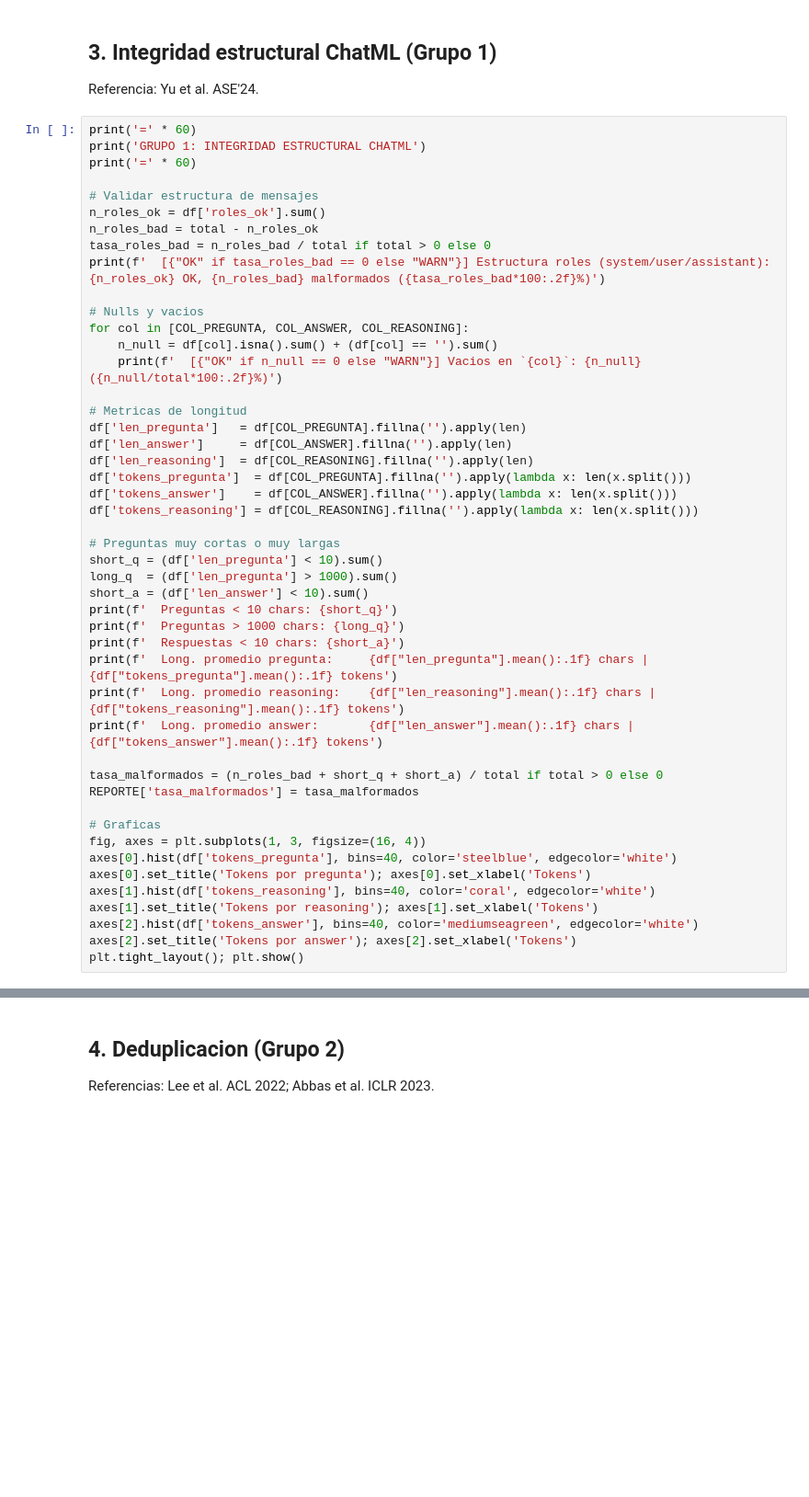
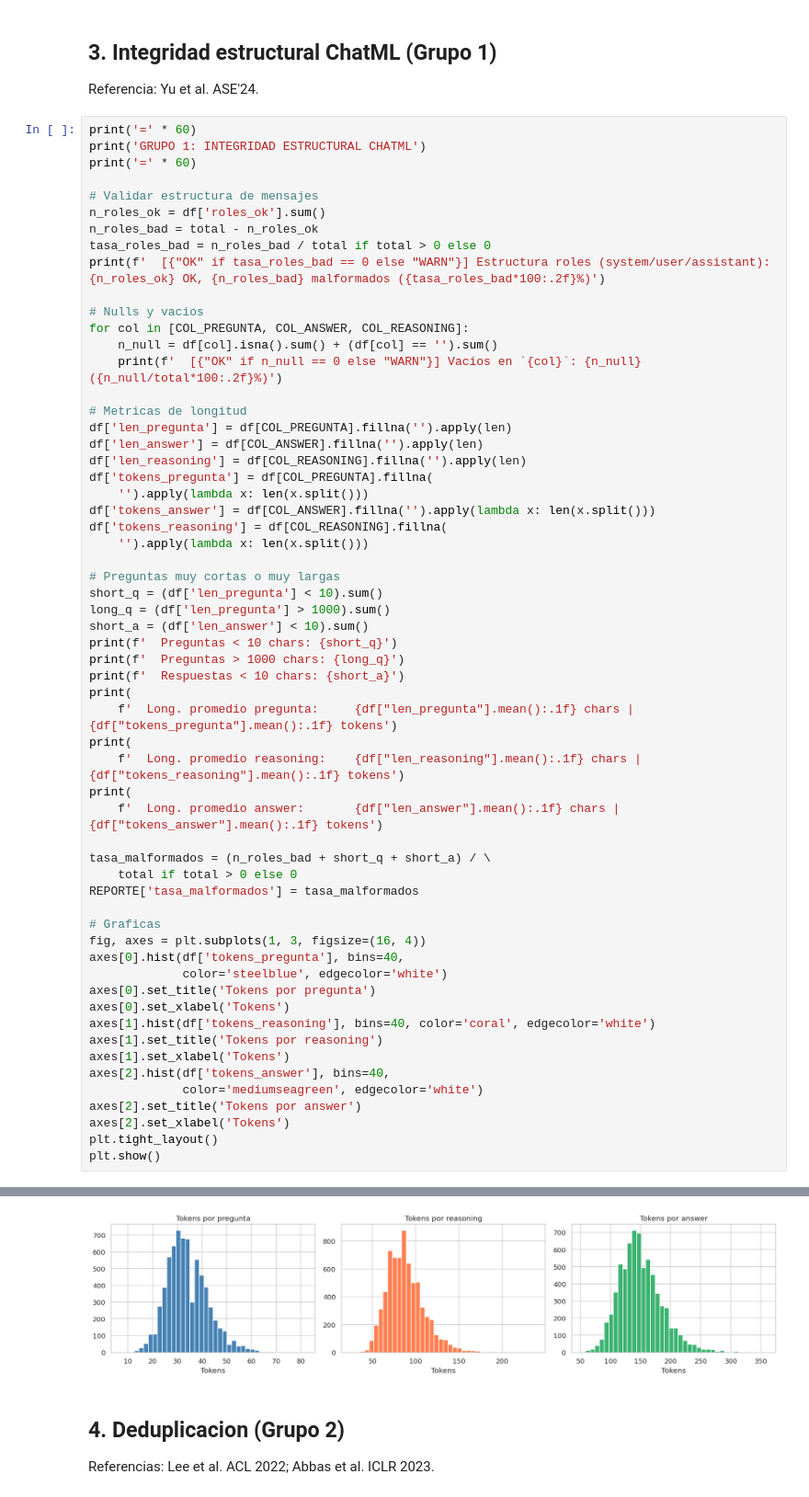
Before and after one commit to Mikhaerys/FarmifAI_Core_Development, a Jupyter notebook: Jupyter/evaluacion_dataset_SLM.ipynb, the cells around one changed output, grey strips where cells are left out. Shown at 92% size. Drawn from its saved outputs; the diff is of its cells as text; blank space fills up the shorter version.

```diff
--- a/Jupyter/evaluacion_dataset_SLM.ipynb
+++ b/Jupyter/evaluacion_dataset_SLM.ipynb
@@ -313,33 +343,46 @@ for col in [COL_PREGUNTA, COL_ANSWER, COL_REASONING]:
     print(f'  [{"OK" if n_null == 0 else "WARN"}] Vacios en `{col}`: {n_null} ({n_null/total*100:.2f}%)')
 
 # Metricas de longitud
-df['len_pregunta']   = df[COL_PREGUNTA].fillna('').apply(len)
-df['len_answer']     = df[COL_ANSWER].fillna('').apply(len)
-df['len_reasoning']  = df[COL_REASONING].fillna('').apply(len)
-df['tokens_pregunta']  = df[COL_PREGUNTA].fillna('').apply(lambda x: len(x.split()))
-df['tokens_answer']    = df[COL_ANSWER].fillna('').apply(lambda x: len(x.split()))
-df['tokens_reasoning'] = df[COL_REASONING].fillna('').apply(lambda x: len(x.split()))
+df['len_pregunta'] = df[COL_PREGUNTA].fillna('').apply(len)
+df['len_answer'] = df[COL_ANSWER].fillna('').apply(len)
+df['len_reasoning'] = df[COL_REASONING].fillna('').apply(len)
+df['tokens_pregunta'] = df[COL_PREGUNTA].fillna(
+    '').apply(lambda x: len(x.split()))
+df['tokens_answer'] = df[COL_ANSWER].fillna('').apply(lambda x: len(x.split()))
+df['tokens_reasoning'] = df[COL_REASONING].fillna(
+    '').apply(lambda x: len(x.split()))
 
 # Preguntas muy cortas o muy largas
 short_q = (df['len_pregunta'] < 10).sum()
-long_q  = (df['len_pregunta'] > 1000).sum()
+long_q = (df['len_pregunta'] > 1000).sum()
 short_a = (df['len_answer'] < 10).sum()
 print(f'  Preguntas < 10 chars: {short_q}')
 print(f'  Preguntas > 1000 chars: {long_q}')
 print(f'  Respuestas < 10 chars: {short_a}')
-print(f'  Long. promedio pregunta:     {df["len_pregunta"].mean():.1f} chars | {df["tokens_pregunta"].mean():.1f} tokens')
-print(f'  Long. promedio reasoning:    {df["len_reasoning"].mean():.1f} chars | {df["tokens_reasoning"].mean():.1f} tokens')
-print(f'  Long. promedio answer:       {df["len_answer"].mean():.1f} chars | {df["tokens_answer"].mean():.1f} tokens')
+print(
+    f'  Long. promedio pregunta:     {df["len_pregunta"].mean():.1f} chars | {df["tokens_pregunta"].mean():.1f} tokens')
+print(
+    f'  Long. promedio reasoning:    {df["len_reasoning"].mean():.1f} chars | {df["tokens_reasoning"].mean():.1f} tokens')
+print(
+    f'  Long. promedio answer:       {df["len_answer"].mean():.1f} chars | {df["tokens_answer"].mean():.1f} tokens')
 
-tasa_malformados = (n_roles_bad + short_q + short_a) / total if total > 0 else 0
+tasa_malformados = (n_roles_bad + short_q + short_a) / \
+    total if total > 0 else 0
 REPORTE['tasa_malformados'] = tasa_malformados
 
 # Graficas
 fig, axes = plt.subplots(1, 3, figsize=(16, 4))
-axes[0].hist(df['tokens_pregunta'], bins=40, color='steelblue', edgecolor='white')
-axes[0].set_title('Tokens por pregunta'); axes[0].set_xlabel('Tokens')
+axes[0].hist(df['tokens_pregunta'], bins=40,
+             color='steelblue', edgecolor='white')
+axes[0].set_title('Tokens por pregunta')
+axes[0].set_xlabel('Tokens')
 axes[1].hist(df['tokens_reasoning'], bins=40, color='coral', edgecolor='white')
-axes[1].set_title('Tokens por reasoning'); axes[1].set_xlabel('Tokens')
-axes[2].hist(df['tokens_answer'], bins=40, color='mediumseagreen', edgecolor='white')
-axes[2].set_title('Tokens por answer'); axes[2].set_xlabel('Tokens')
-plt.tight_layout(); plt.show()
+axes[1].set_title('Tokens por reasoning')
+axes[1].set_xlabel('Tokens')
+axes[2].hist(df['tokens_answer'], bins=40,
+             color='mediumseagreen', edgecolor='white')
+axes[2].set_title('Tokens por answer')
+axes[2].set_xlabel('Tokens')
+plt.tight_layout()
+plt.show()
+# %% [output]
@@ -346,3 +402,4 @@ plt.tight_layout(); plt.show()
+[figure, added]
 # %% [markdown]
 ## 4. Deduplicacion (Grupo 2)
 Referencias: Lee et al. ACL 2022; Abbas et al. ICLR 2023.
```
Also changed, not shown: parts of 21 cells of this notebook.
